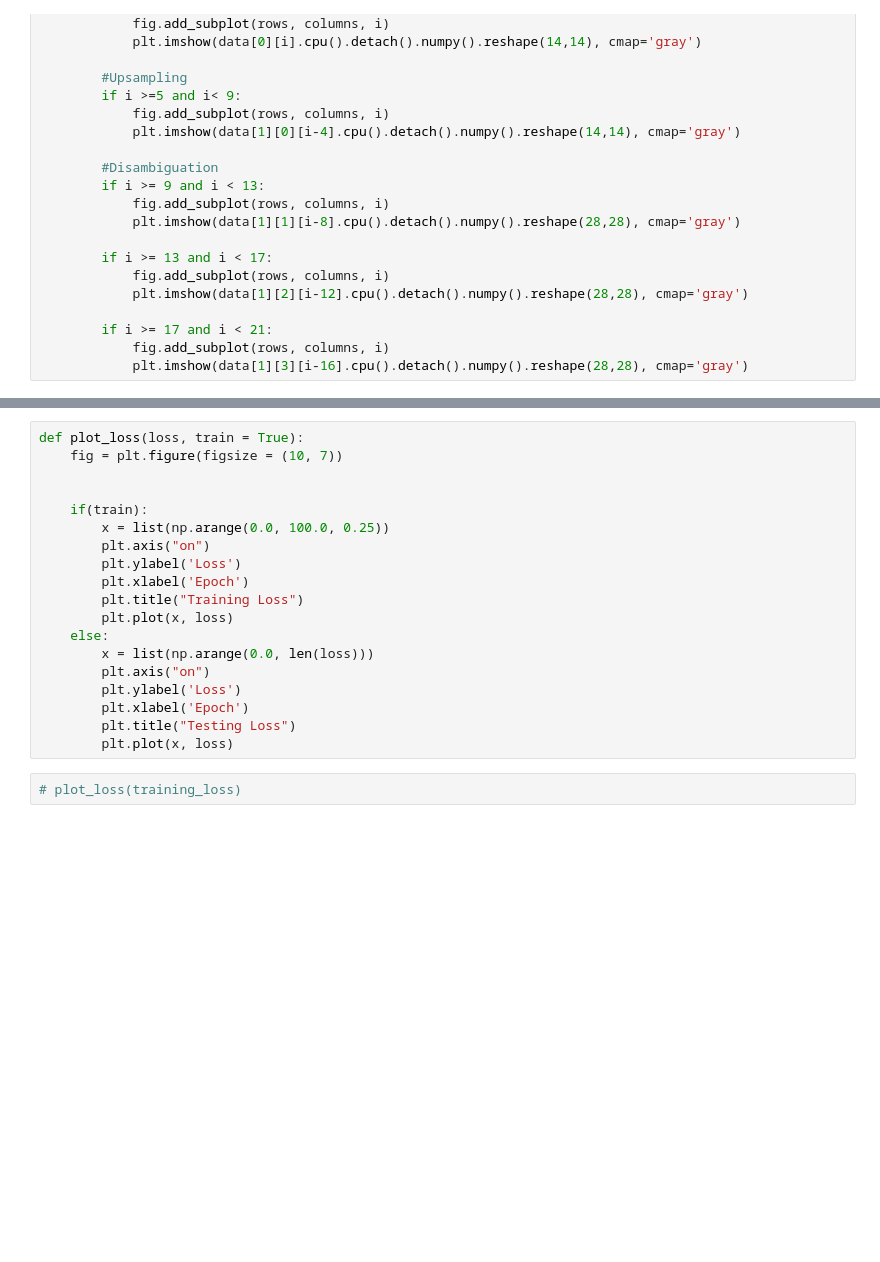
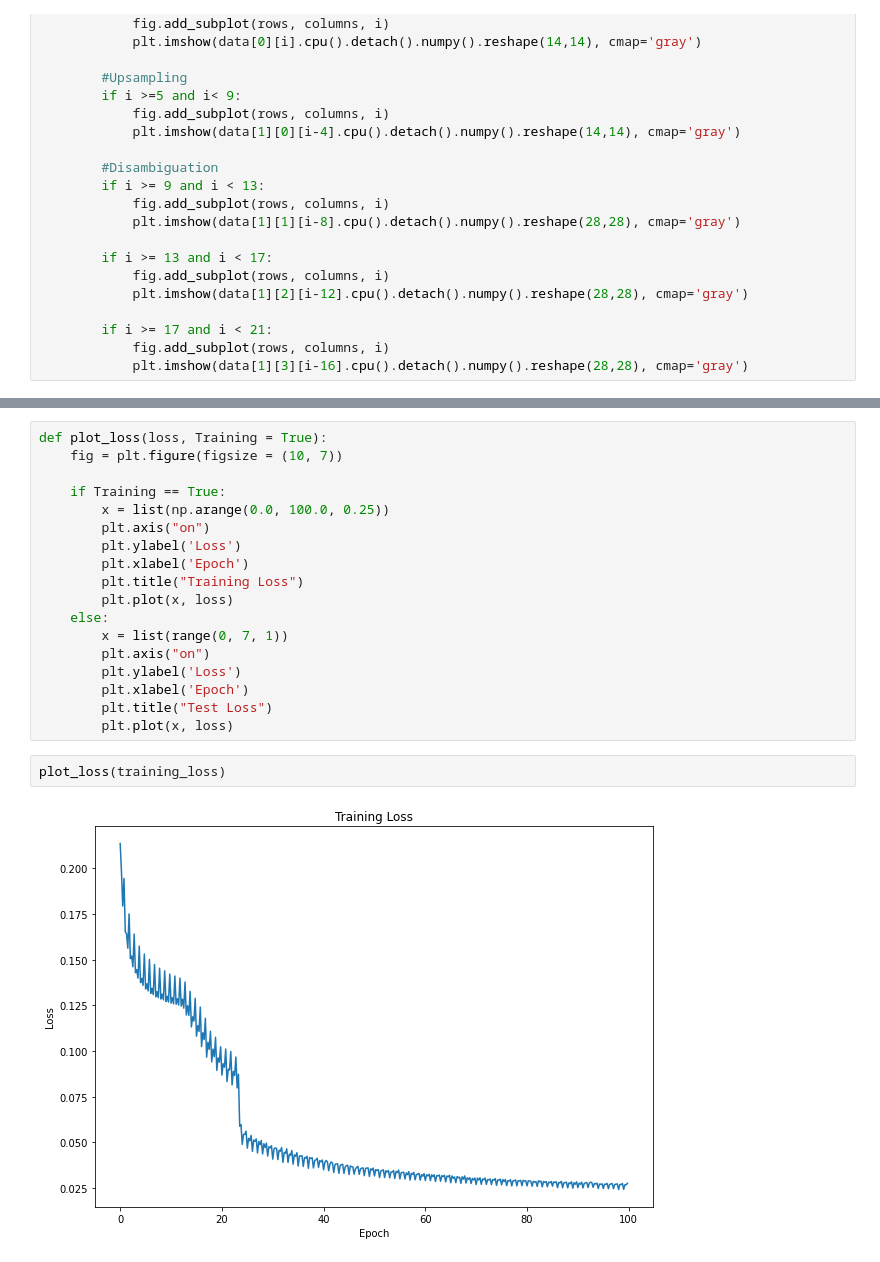
Before and after one commit to Denylson-Fuentes/Image-Disambiguity, a Jupyter notebook: Image Disambiguity-RNN.ipynb, the cells around one changed output, grey strips where cells are left out. Drawn from its saved outputs; the diff is of its cells as text; blank space fills up the shorter version.

```diff
--- a/Image Disambiguity-RNN.ipynb
+++ b/Image Disambiguity-RNN.ipynb
@@ -717,9 +764,8 @@ show_input_images(inputs=data)
 # %%
-def plot_loss(loss, train = True):
+def plot_loss(loss, Training = True):
     fig = plt.figure(figsize = (10, 7))
 
-
-    if(train):
+    if Training == True:
         x = list(np.arange(0.0, 100.0, 0.25))
         plt.axis("on")
         plt.ylabel('Loss')
@@ -727,11 +773,13 @@ def plot_loss(loss, train = True):
         plt.title("Training Loss")
         plt.plot(x, loss)
     else:
-        x = list(np.arange(0.0, len(loss)))
+        x = list(range(0, 7, 1))
         plt.axis("on")
         plt.ylabel('Loss')
         plt.xlabel('Epoch')
-        plt.title("Testing Loss")
+        plt.title("Test Loss")
         plt.plot(x, loss)
-# %%
-# plot_loss(training_loss)
+# %%
+plot_loss(training_loss)
+# %% [output]
+[figure, added]
```
Also changed, not shown: parts of 15 cells of this notebook.
